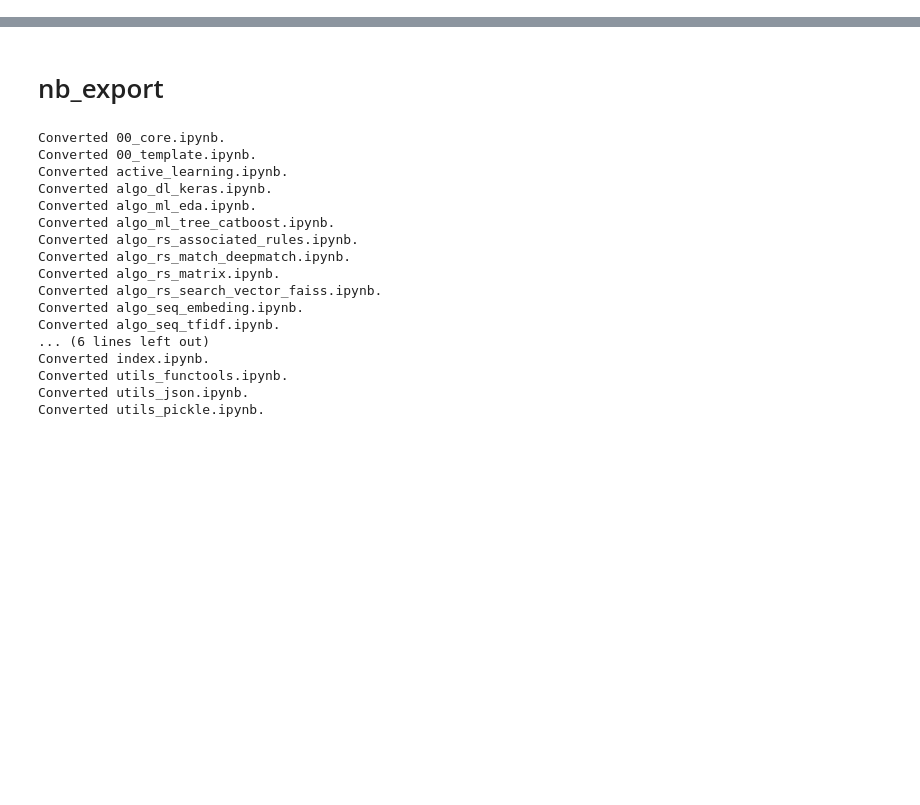
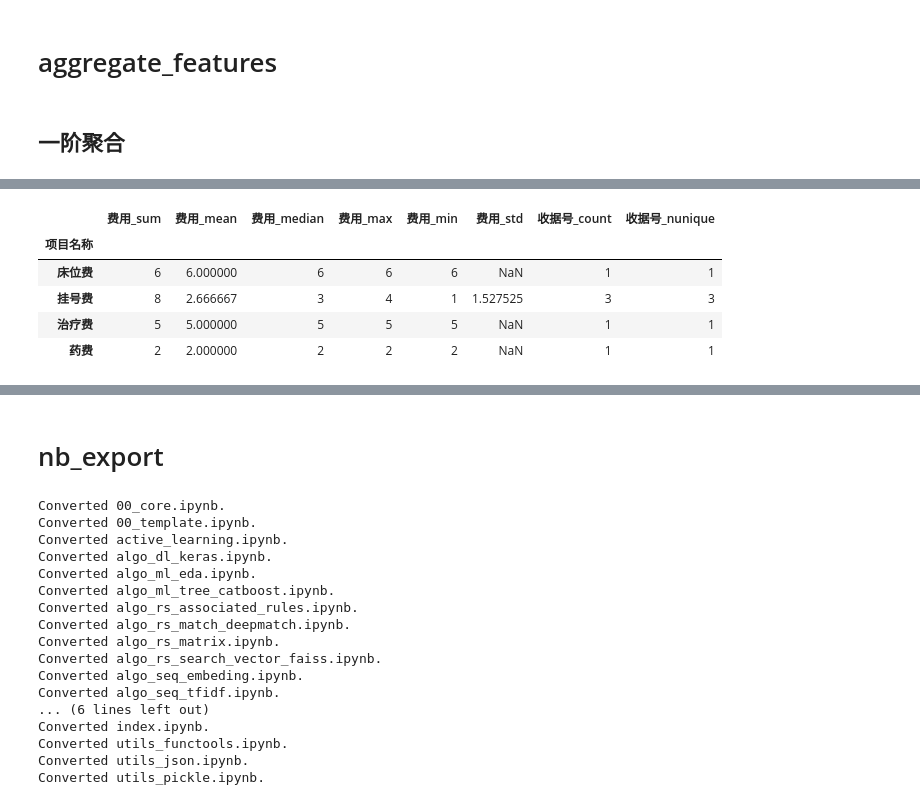
Before and after one commit to mayi140611/myappsexlib, a Jupyter notebook: data-processing-eda.ipynb, the cells around one changed output, grey strips where cells are left out. Drawn from its saved outputs; the diff is of its cells as text; code cells hidden in the pictures; blank space fills up the shorter version.

```diff
--- a/data-processing-eda.ipynb
+++ b/data-processing-eda.ipynb
@@ -71,0 +67,2 @@ def say_hello(to):
+# %% [markdown]
+# aggregate_features
@@ -71,0 +92,9 @@ def say_hello(to):
+# %% [markdown]
+## 一阶聚合
+# %%
+agg_func = {
+    '费用': ['sum','mean','median','max','min','std'],
+    '收据号': ['count','nunique'],
+}
+aggregate_features(df, ['项目名称'], agg_func)
+# %% [output]
@@ -71,0 +103,6 @@ def say_hello(to):
+|  | 费用_sum | 费用_mean | 费用_median | 费用_max | 费用_min | 费用_std | 收据号_count | 收据号_nunique |
+| 项目名称 |  |  |  |  |  |  |  |  |
+| 床位费 | 6 | 6.000000 | 6 | 6 | 6 | NaN | 1 | 1 |
+| 挂号费 | 8 | 2.666667 | 3 | 4 | 1 | 1.527525 | 3 | 3 |
+| 治疗费 | 5 | 5.000000 | 5 | 5 | 5 | NaN | 1 | 1 |
+| 药费 | 2 | 2.000000 | 2 | 2 | 2 | NaN | 1 | 1 |
```
Also changed, not shown: parts of 12 cells of this notebook, 9 other files.
